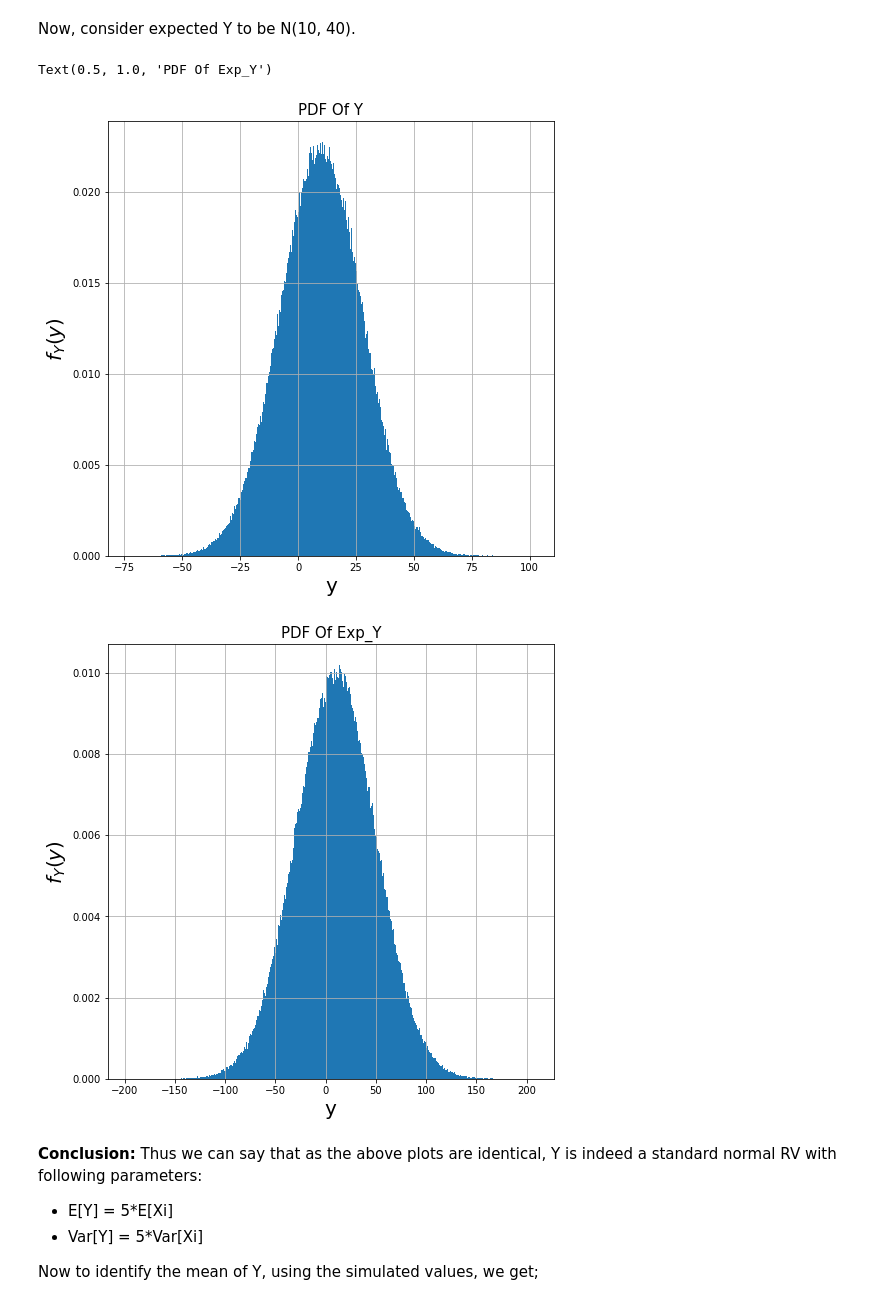
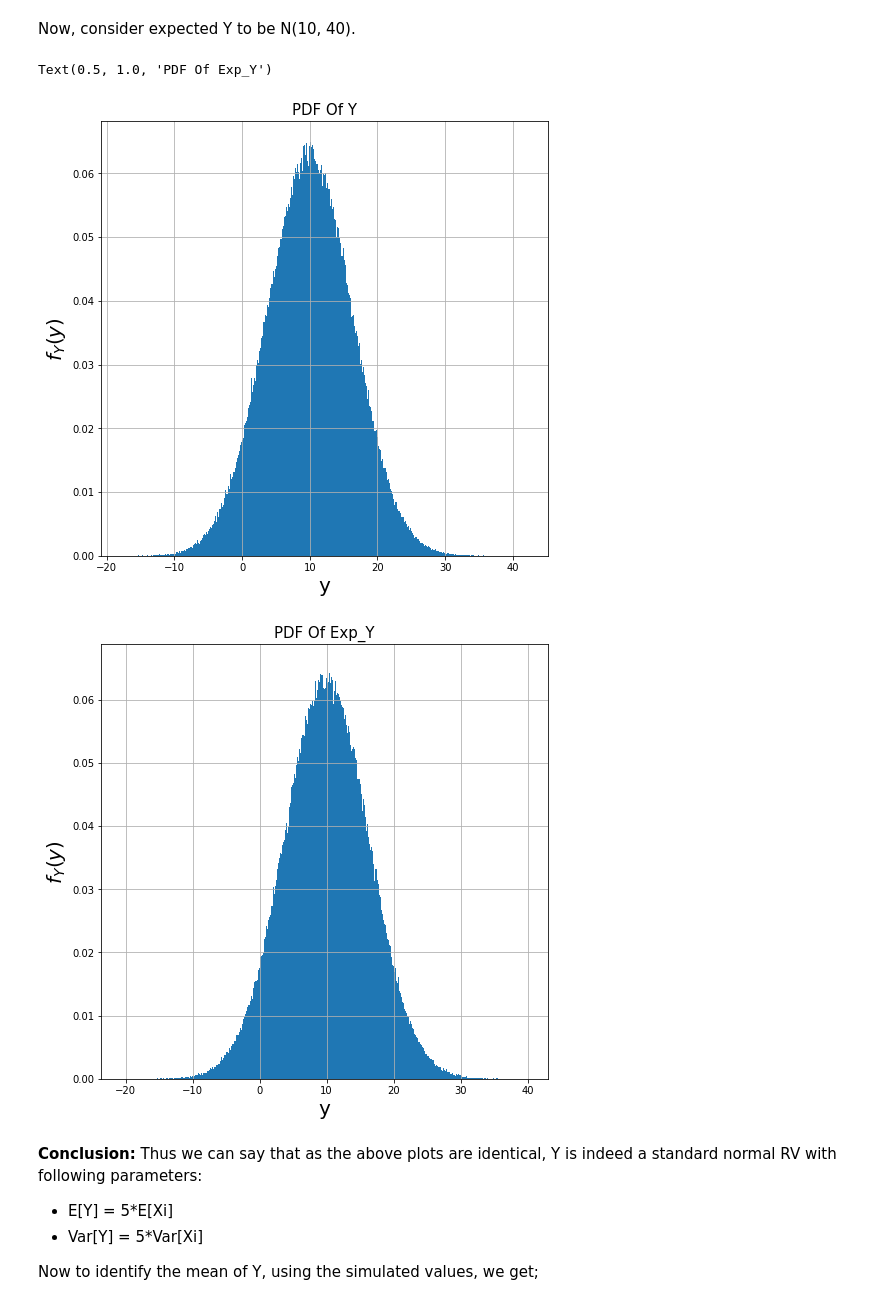
Before and after one commit to Kaushik-Ravibaskar/EE3110-Probablity-Assignment, a Jupyter notebook: Probablity_Assignment_Kaushik.ipynb, the cells around one changed output. Cells and saved outputs as stored; diff of their text form; code cells hidden in the pictures.

```diff
--- a/Probablity_Assignment_Kaushik.ipynb
+++ b/Probablity_Assignment_Kaushik.ipynb
@@ -200,36 +230,36 @@ Error in mean = 0.006
 that Yn ∼ N(μ, σ2), and identify the mean of Yn.
 # %%
 #generating random variables
-X1 = np.random.normal(2, 8, size = 1000000)
-X2 = np.random.normal(2, 8, size = 1000000)
-X3 = np.random.normal(2, 8, size = 1000000)
-X4 = np.random.normal(2, 8, size = 1000000)
-X5 = np.random.normal(2, 8, size = 1000000)
+X1 = np.random.normal(2, ma.sqrt(8), size = 1000000)
+X2 = np.random.normal(2, ma.sqrt(8), size = 1000000)
+X3 = np.random.normal(2, ma.sqrt(8), size = 1000000)
+X4 = np.random.normal(2, ma.sqrt(8), size = 1000000)
+X5 = np.random.normal(2, ma.sqrt(8), size = 1000000)
 
 Y = X1 + X2 + X3 + X4 + X5
 # %% [markdown]
 Now, consider expected Y to be N(10, 40).
 # %%
-EXPECTED_Y = np.random.normal(10, 40, size = 1000000)
+EXPECTED_Y = np.random.normal(10, ma.sqrt(40), size = 1000000)
 
 #plotting random variables
 plt.figure(figsize=(8,8))
 plt.hist(Y, bins=1000, density=True)
 plt.grid()
 plt.xlabel('y',fontsize=20)
 plt.ylabel('$f_{Y}(y)$',fontsize=20)
 plt.title('PDF Of Y', fontsize=15)
 
 plt.figure(figsize=(8,8))
 plt.hist(EXPECTED_Y, bins=1000, density=True)
 plt.grid()
 plt.xlabel('y',fontsize=20)
 plt.ylabel('$f_{Y}(y)$',fontsize=20)
 plt.title('PDF Of Exp_Y', fontsize=15)
 # %% [output]
 Text(0.5, 1.0, 'PDF Of Exp_Y')
-[figure, old version]
+[figure, new version]
-[figure, old version]
+[figure, new version]
 # %% [markdown]
 **Conclusion:** Thus we can say that as the above plots are identical, Y is indeed a standard normal RV with following parameters:
 
```
Also changed, not shown: parts of 15 cells of this notebook.
